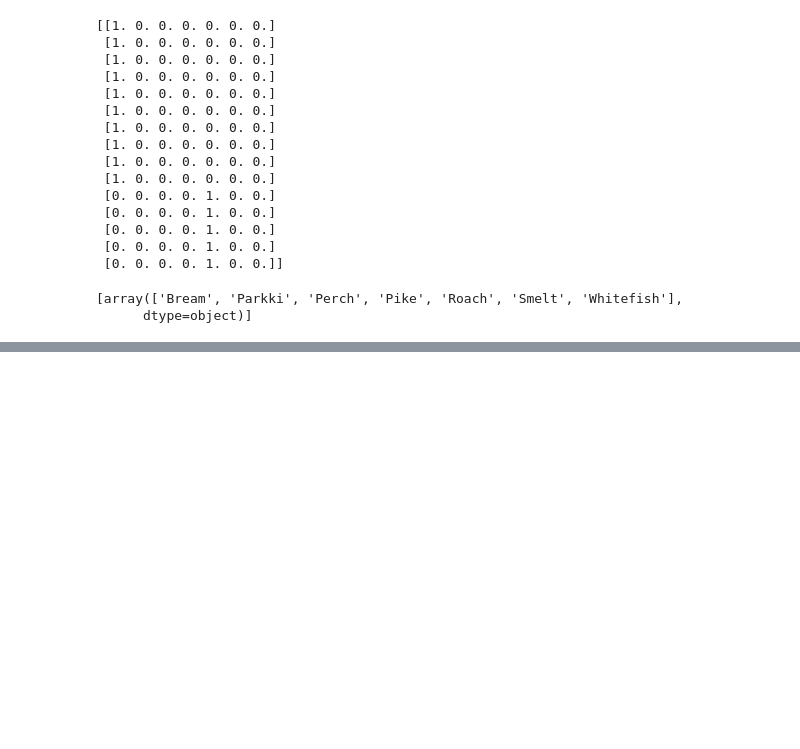
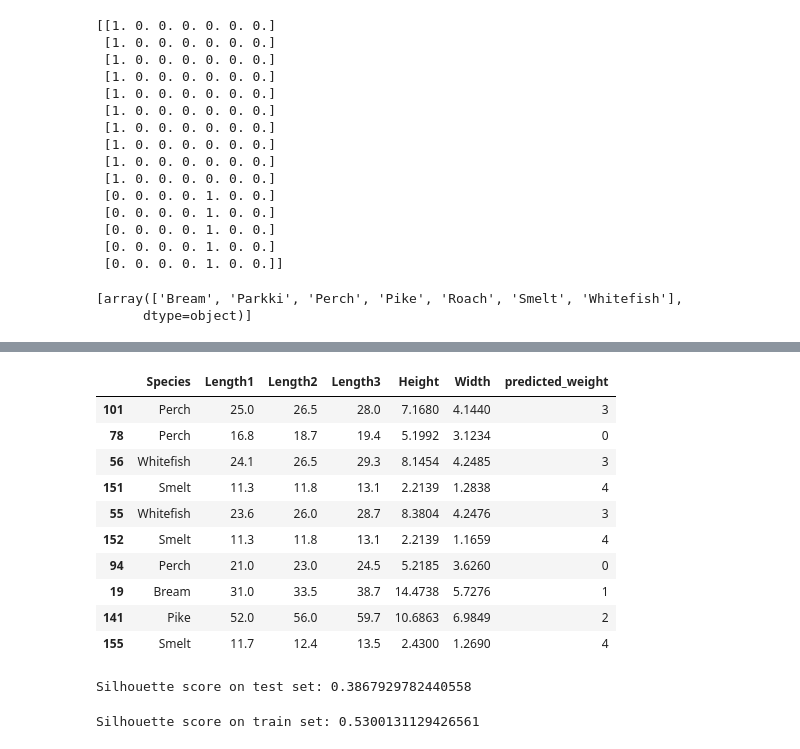
Before and after one commit to marius2347/Fish-Market-Dataset-Linear-Regression-ML, a Jupyter notebook: fish_market.ipynb, the cells around one changed output, grey strips where cells are left out. Drawn from its saved outputs; the diff is of its cells as text; code cells hidden in the pictures; blank space fills up the shorter version.

```diff
--- a/fish_market.ipynb
+++ b/fish_market.ipynb
@@ -382,0 +383,31 @@ plt.show()
+# %%
+# Testing
+X_test = testSet[['Length1', 'Length2', 'Length3', 'Height', 'Width']]
+testSet['predicted_weight'] = kmeans.predict(X_test)
+# %%
+testSet.sample(10)
+# %% [output]
+|  | Species | Length1 | Length2 | Length3 | Height | Width | predicted_weight |
+| 101 | Perch | 25.0 | 26.5 | 28.0 | 7.1680 | 4.1440 | 3 |
+| 78 | Perch | 16.8 | 18.7 | 19.4 | 5.1992 | 3.1234 | 0 |
+| 56 | Whitefish | 24.1 | 26.5 | 29.3 | 8.1454 | 4.2485 | 3 |
+| 151 | Smelt | 11.3 | 11.8 | 13.1 | 2.2139 | 1.2838 | 4 |
+| 55 | Whitefish | 23.6 | 26.0 | 28.7 | 8.3804 | 4.2476 | 3 |
+| 152 | Smelt | 11.3 | 11.8 | 13.1 | 2.2139 | 1.1659 | 4 |
+| 94 | Perch | 21.0 | 23.0 | 24.5 | 5.2185 | 3.6260 | 0 |
+| 19 | Bream | 31.0 | 33.5 | 38.7 | 14.4738 | 5.7276 | 1 |
+| 141 | Pike | 52.0 | 56.0 | 59.7 | 10.6863 | 6.9849 | 2 |
+| 155 | Smelt | 11.7 | 12.4 | 13.5 | 2.4300 | 1.2690 | 4 |
+# %%
+# evaluate the generalization performance like overfitting (higher is better)
+from sklearn.metrics import silhouette_score
+
+silhouetteScore = silhouette_score(X_test, testSet['predicted_weight'])
+print(f"Silhouette score on test set: {silhouetteScore}") # moderate (good)
+# %% [output]
+Silhouette score on test set: 0.3867929782440558
+# %%
+silhouetteScoreTrain = silhouette_score(fishMarketNum, trainSet['weight'])
+print(f"Silhouette score on train set: {silhouetteScore}") # normal to be higher than test set
+# %% [output]
+Silhouette score on train set: 0.5300131129426561
```
Also changed, not shown: parts of 6 cells of this notebook, 1 other file.
